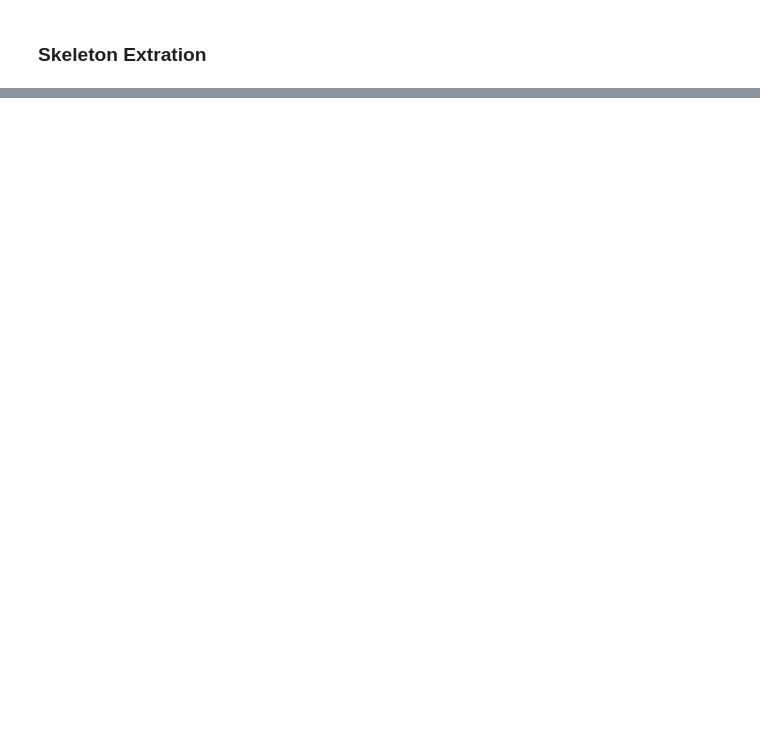
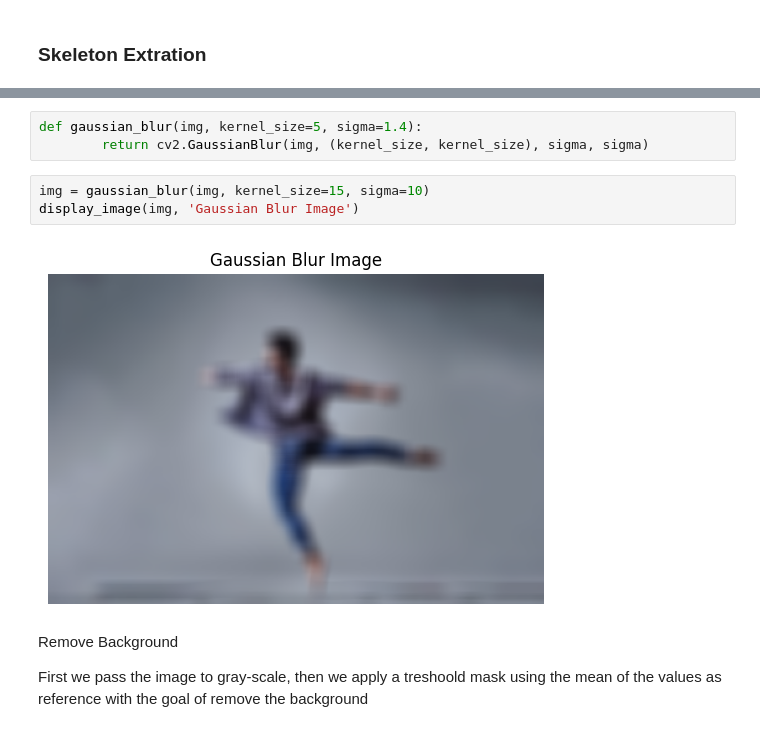
Before and after one commit to EmeraldMP/vision_CS, a Jupyter notebook: segment_and_skeletization.ipynb, the cells around one changed output, grey strips where cells are left out. Drawn from its saved outputs; the diff is of its cells as text; blank space fills up the shorter version.

```diff
--- a/segment_and_skeletization.ipynb
+++ b/segment_and_skeletization.ipynb
@@ -60,0 +90,12 @@ def display_image(img,  title='Image', gray=False):
+# %%
+def gaussian_blur(img, kernel_size=5, sigma=1.4):
+        return cv2.GaussianBlur(img, (kernel_size, kernel_size), sigma, sigma)
+# %%
+img = gaussian_blur(img, kernel_size=15, sigma=10)
+display_image(img, 'Gaussian Blur Image')
+# %% [output]
+[figure, added]
+# %% [markdown]
+Remove Background
+
+First we pass the image to gray-scale, then we apply a treshoold mask using the mean of the values as reference with the goal of remove the background
```
Also changed, not shown: parts of 16 cells of this notebook, 4 other files.
